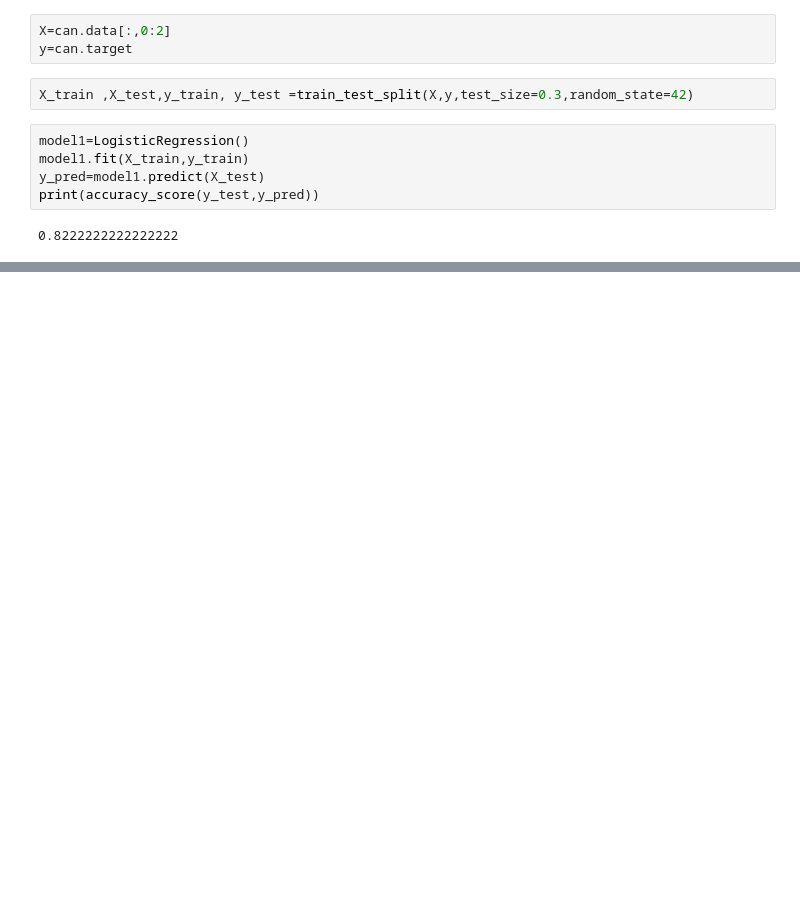
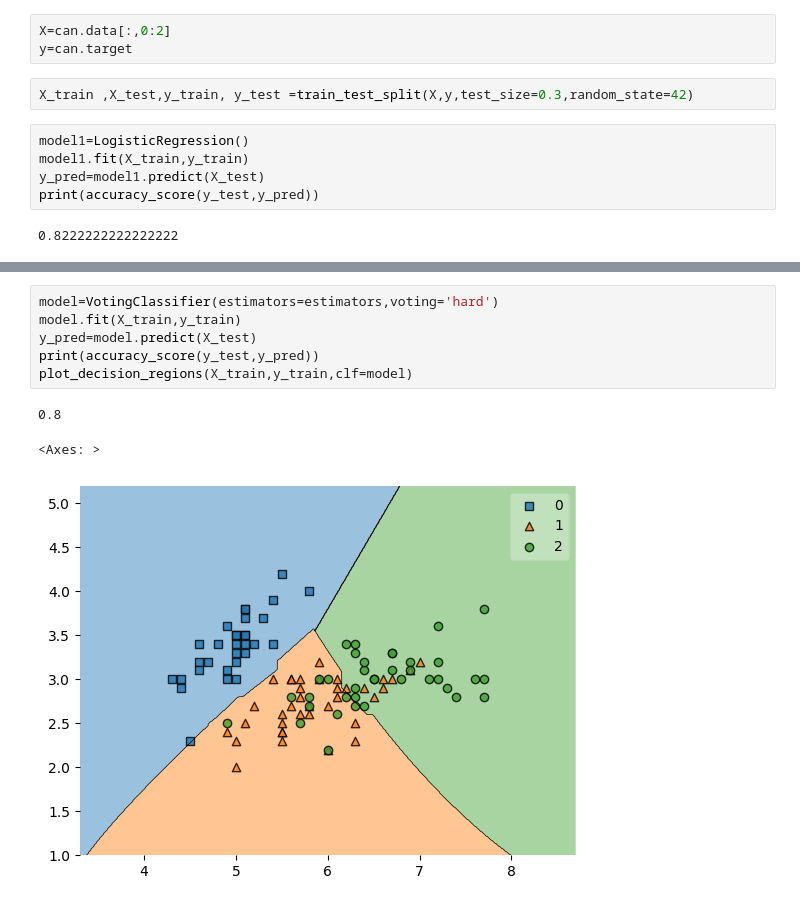
Before and after one commit to Karanraj-6/Machine_Learning-, a Jupyter notebook: Ensemble_methods/voting.ipynb, the cells around one changed output, grey strips where cells are left out. Cells and saved outputs as stored; diff of their text form; blank space fills up the shorter version.

```diff
--- a/Ensemble_methods/voting.ipynb
+++ b/Ensemble_methods/voting.ipynb
@@ -46,0 +76,10 @@ plot_decision_regions(X_train,y_train,clf=model1)
+# %%
+model=VotingClassifier(estimators=estimators,voting='hard')
+model.fit(X_train,y_train)
+y_pred=model.predict(X_test)
+print(accuracy_score(y_test,y_pred))
+plot_decision_regions(X_train,y_train,clf=model)
+# %% [output]
+0.8
+<Axes: >
+[figure, added]
```
Also changed, not shown: parts of 9 cells of this notebook.
